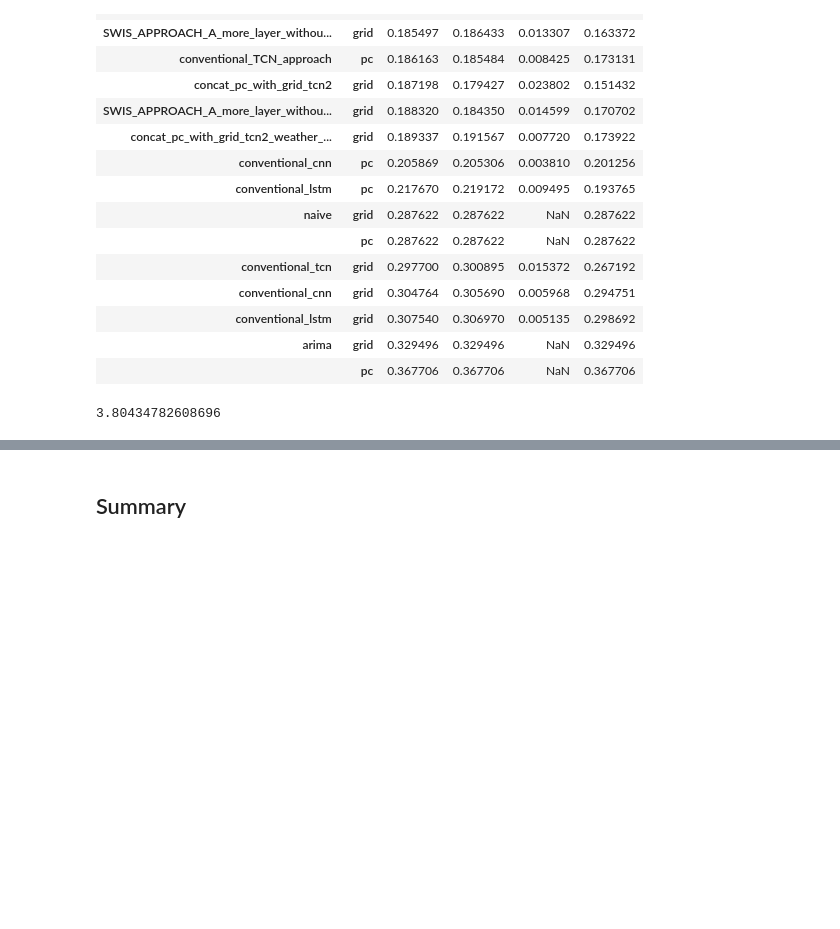
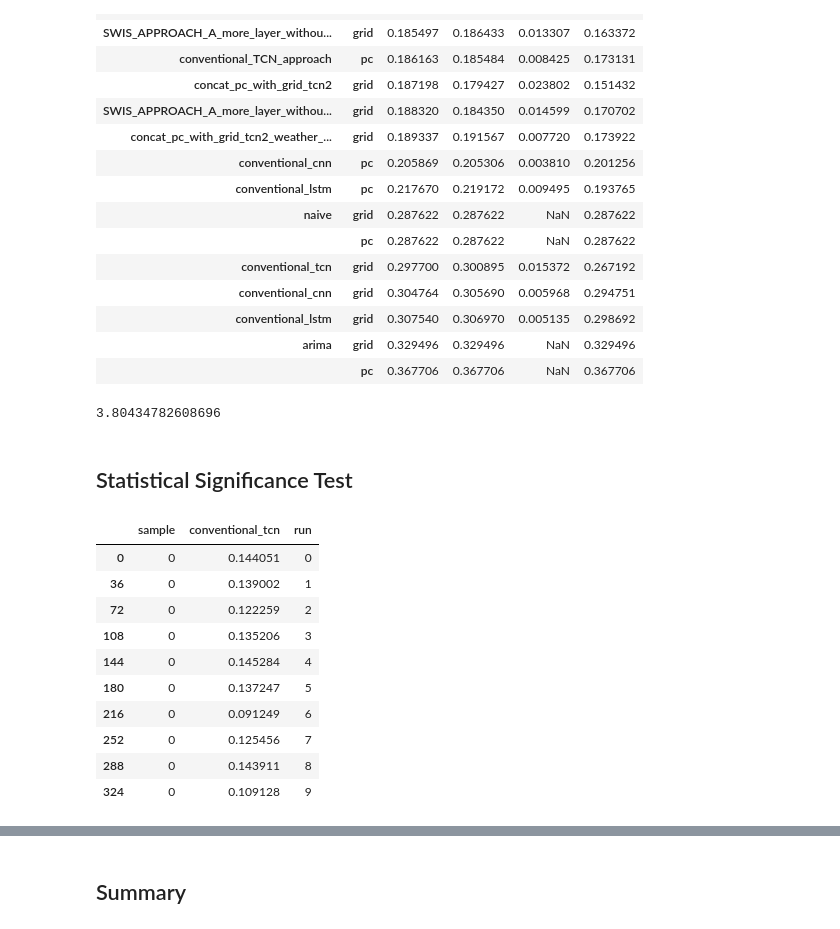
Before and after one commit to ManeeshaPerera/HTCNN-Forecasting, a Jupyter notebook: notebooks/swis_random_sample_results.ipynb, the cells around one changed output, grey strips where cells are left out. Cells and saved outputs as stored; diff of their text form; code cells hidden in the pictures; blank space fills up the shorter version.

```diff
--- a/notebooks/swis_random_sample_results.ipynb
+++ b/notebooks/swis_random_sample_results.ipynb
@@ -35,3 +35,14 @@ fc_errors.sort_values(by =('error', 'mean'))
 (0.184 - 0.177)/0.184 *100
 # %% [output]
 3.80434782608696
+# %% [markdown]
+## Statistical Significance Test
+# %%
+def concat_all_runs(model_name):
+    errors = []
+    for i in range(0, 10):
+        err_dist = pd.read_csv(f'../swis_combined_nn_results/error_dis/{model_name}_{i}_error_dist.csv').rename(columns={'Unnamed: 0':'sample'})
+        err_dist['run'] = i
+        errors.append(err_dist)
+
+    return pd.concat(errors, ignore_index = True)
@@ -37,0 +61,15 @@ fc_errors.sort_values(by =('error', 'mean'))
+# %%
+df_to_ch = errors['conventional_tcn_postcode']
+df_to_ch.loc[df_to_ch['sample'] == 0]
+# %% [output]
+|  | sample | conventional_tcn | run |
+| 0 | 0 | 0.144051 | 0 |
+| 36 | 0 | 0.139002 | 1 |
+| 72 | 0 | 0.122259 | 2 |
+| 108 | 0 | 0.135206 | 3 |
+| 144 | 0 | 0.145284 | 4 |
+| 180 | 0 | 0.137247 | 5 |
+| 216 | 0 | 0.091249 | 6 |
+| 252 | 0 | 0.125456 | 7 |
+| 288 | 0 | 0.143911 | 8 |
+| 324 | 0 | 0.109128 | 9 |
```
Also changed, not shown: parts of 12 cells of this notebook.
